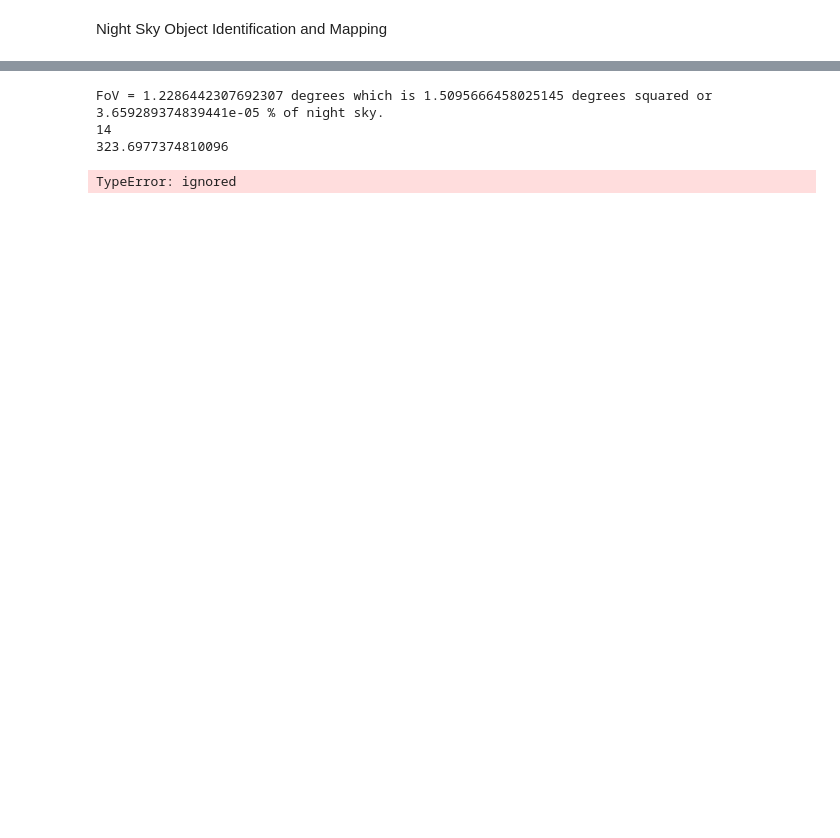
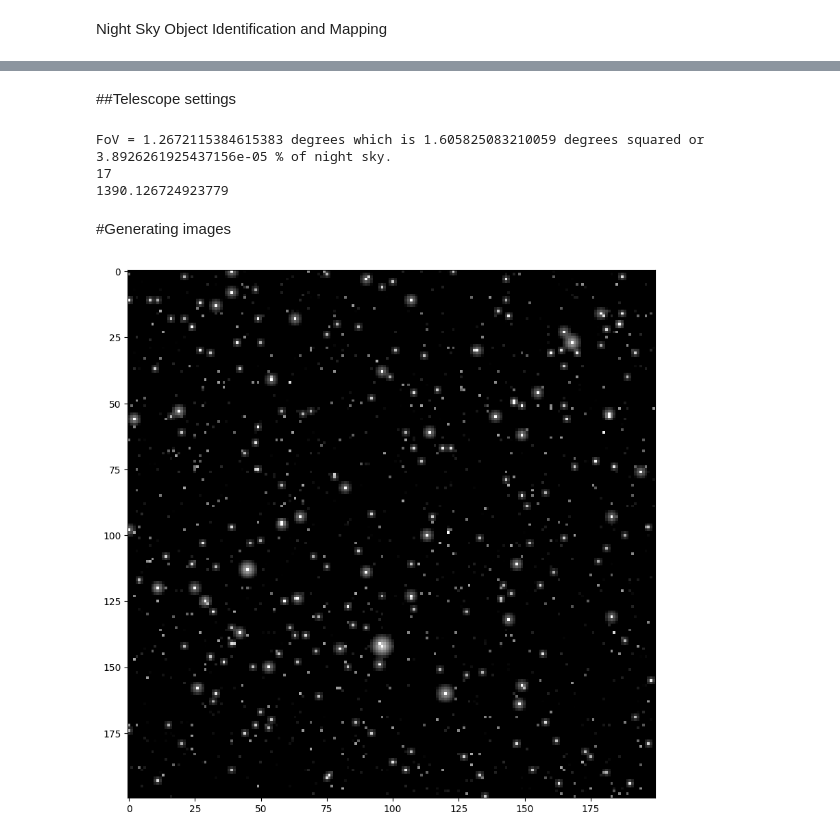
Before and after one commit to sliverofthesun/telescopeImageSim, a Jupyter notebook: Night Sky Object Identification and Mapping.ipynb, the cells around one changed output, grey strips where cells are left out. Cells and saved outputs as stored; diff of their text form; code cells hidden in the pictures; blank space fills up the shorter version.

```diff
--- a/Night Sky Object Identification and Mapping.ipynb
+++ b/Night Sky Object Identification and Mapping.ipynb
@@ -196,8 +421,10 @@ def create_star_image(stars, image_size):
+# %% [markdown]
+##Telescope settings
 # %%
-aperture=200
+aperture=250
 focal_len=1040
-exposure_time= 10
-chip_size = 22.3
+exposure_time= 200
+chip_size = 23
 fov = field_of_view(chip_size, focal_len)
 fov2 = fov*fov
 percentOfSky = ((fov2)/41253)
@@ -206,12 +433,21 @@ minMagnitude = check_star_visibility(aperture, exposure_time)
 print(minMagnitude)
 print(count_stars_in_range(0, minMagnitude)*percentOfSky)
 # %% [output]
-FoV = 1.2286442307692307 degrees which is 1.5095666458025145 degrees squared or 3.659289374839441e-05 % of night sky.
-14
-323.6977374810096
+FoV = 1.2672115384615383 degrees which is 1.605825083210059 degrees squared or 3.8926261925437156e-05 % of night sky.
+17
+1390.126724923779
 # %%
 stars = generate_stars(minMagnitude, percentOfSky)
-# %%
-image = create_star_image(stars, 1200)
-# %% [output]
-TypeError: ignored
+# %% [markdown]
+#Generating images
+# %%
+image_size = (200, 200)
+object_magnitude = 5.38
+celestial_object = {'magnitude': object_magnitude, 'coordinates': (50, 50)}
+imageNoNoise = create_star_image(stars, celestial_object, image_size, exposure_time, 0.75*minMagnitude, 0)
+
+plt.figure(figsize=(10, 10))  # adjust the size as needed
+plt.imshow(imageNoNoise, cmap='gray')
+plt.show()
+# %% [output]
+[figure, added]
```
Also changed, not shown: parts of 27 cells of this notebook.
